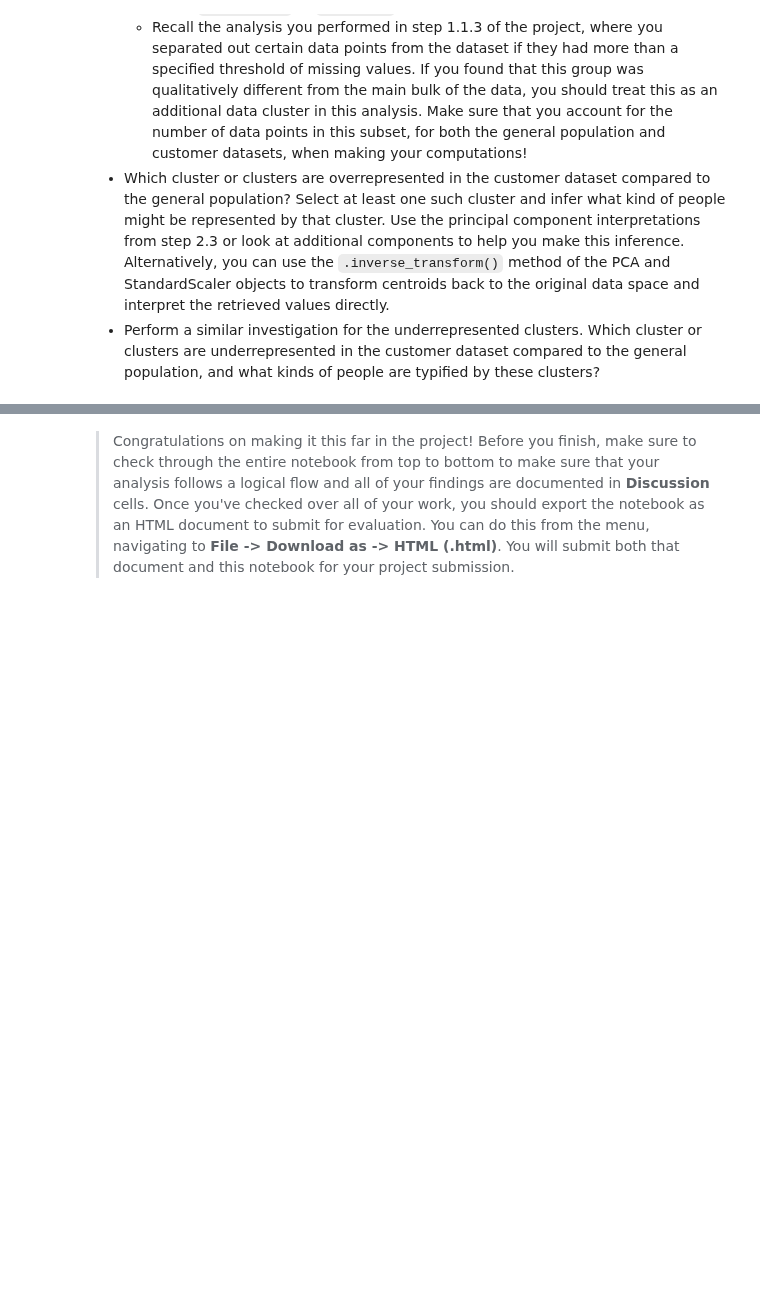
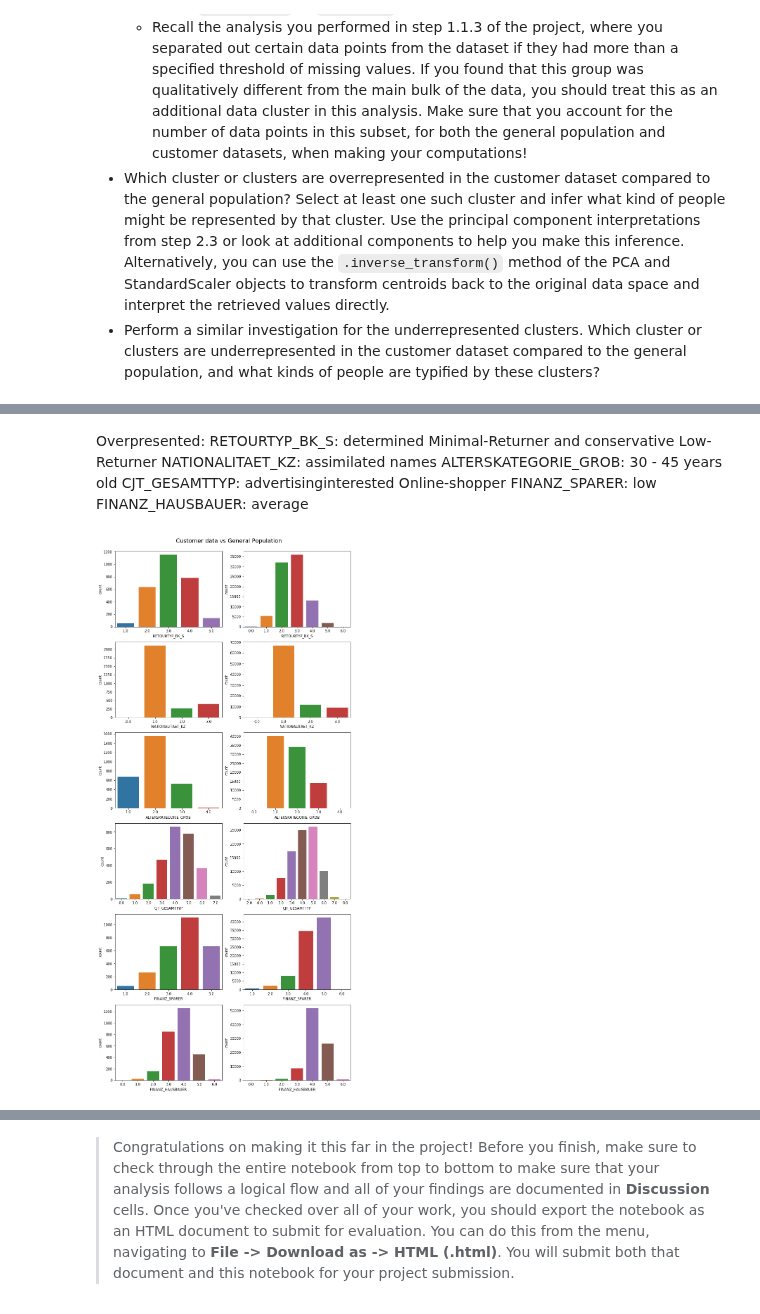
Before and after one commit to maxbogus/IdentifyCustomerSegmentsML, a Jupyter notebook: Identify_Customer_Segments.ipynb, the cells around one changed output, grey strips where cells are left out. Drawn from its saved outputs; the diff is of its cells as text; code cells hidden in the pictures; blank space fills up the shorter version.

```diff
--- a/Identify_Customer_Segments.ipynb
+++ b/Identify_Customer_Segments.ipynb
@@ -847,3 +936,5 @@ Now that you have clusters and cluster centers for the general population, it's
 # %%
 # Load in the customer demographics data.
 customers = pd.read_csv('Udacity_CUSTOMERS_Subset.csv', delimiter=";")
+# %%
+final_customers = clean_data(customers)
@@ -886,3 +1025,50 @@ plt.plot(customer[:,0], customer[:,1], 'r*')
+# %%
+# What kinds of people are part of a cluster that is overrepresented in the
+# customer data compared to the general population?
+
+def plot_cluster_comparison(cluster_num):
+
+    fig, ax = plt.subplots(6,2, figsize=(12,25))
+
+    # Customers
+    pca_cluster = customers_pca[np.where(predictions_customers==cluster_num)]
+    customers_data = scaler.inverse_transform(pca.inverse_transform(pca_cluster))
+    features = pd.DataFrame(np.round(customers_data), columns = final_azdias.columns)
+
+    sns.countplot(features['RETOURTYP_BK_S'], ax = ax[0,0])
+    sns.countplot(features['NATIONALITAET_KZ'], ax = ax[1,0])
+    sns.countplot(features['ALTERSKATEGORIE_GROB'], ax = ax[2,0])
+    sns.countplot(features['CJT_GESAMTTYP'], ax = ax[3,0])
+    sns.countplot(features['FINANZ_SPARER'], ax = ax[4,0])
+    sns.countplot(features['FINANZ_HAUSBAUER'], ax = ax[5,0])
+
+    # General population
+    pca_cluster_gd = azdis_pca[np.where(predictions==cluster_num)]
+    gd_data = scaler.inverse_transform(pca.inverse_transform(pca_cluster_gd))
+    features = pd.DataFrame(np.round(gd_data), columns = final_azdias.columns)
+
+    sns.countplot(features['RETOURTYP_BK_S'], ax = ax[0,1])
+    sns.countplot(features['NATIONALITAET_KZ'], ax = ax[1,1])
+    sns.countplot(features['ALTERSKATEGORIE_GROB'], ax = ax[2,1])
+    sns.countplot(features['CJT_GESAMTTYP'], ax = ax[3,1])
+    sns.countplot(features['FINANZ_SPARER'], ax = ax[4,1])
+    sns.countplot(features['FINANZ_HAUSBAUER'], ax = ax[5,1])
+
+    plt.subplots_adjust(top=0.96)
+    fig.suptitle('Customer data vs General Population', fontsize=16)
+    plt.show();
+# %% [markdown]
+Overpresented:
+    RETOURTYP_BK_S: determined Minimal-Returner and conservative Low-Returner
+    NATIONALITAET_KZ: assimilated names
+    ALTERSKATEGORIE_GROB: 30 - 45 years old
+    CJT_GESAMTTYP: advertisinginterested Online-shopper
+    FINANZ_SPARER: low
+    FINANZ_HAUSBAUER: average
 # %%
-# What kinds of people are part of a cluster that is overrepresented in the
+# What kinds of people are part of a cluster that is underrepresented in the
 # customer data compared to the general population?
+
+plot_cluster_comparison(3)
+# %% [output]
+[figure, added]
```
Also changed, not shown: parts of 33 cells of this notebook, 1 other file.
